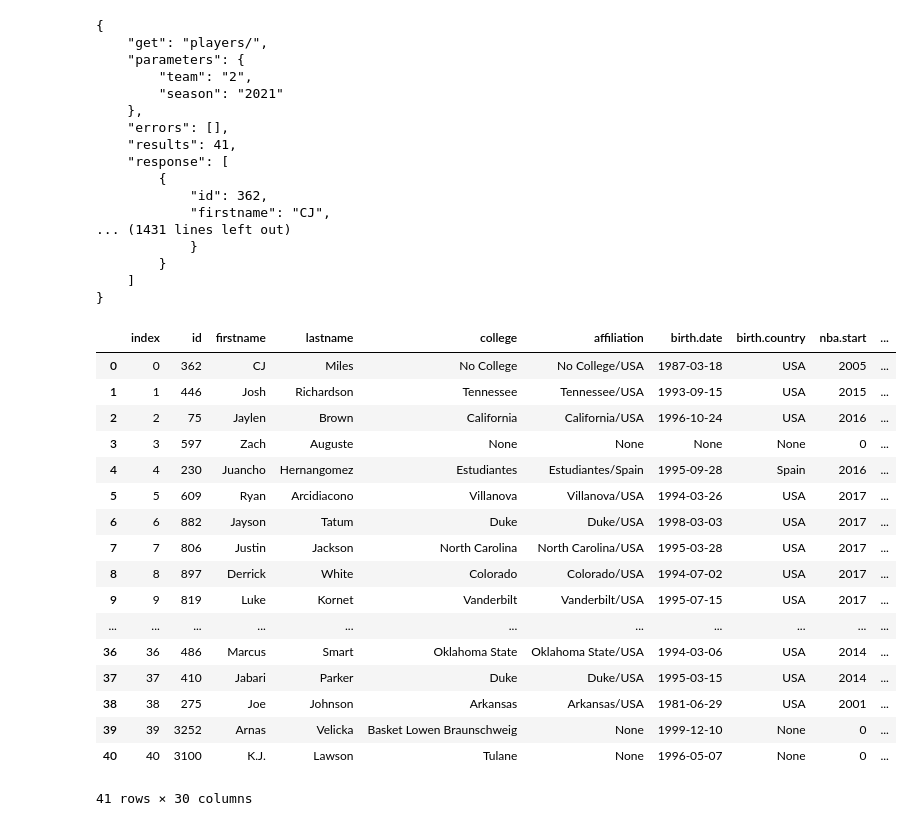
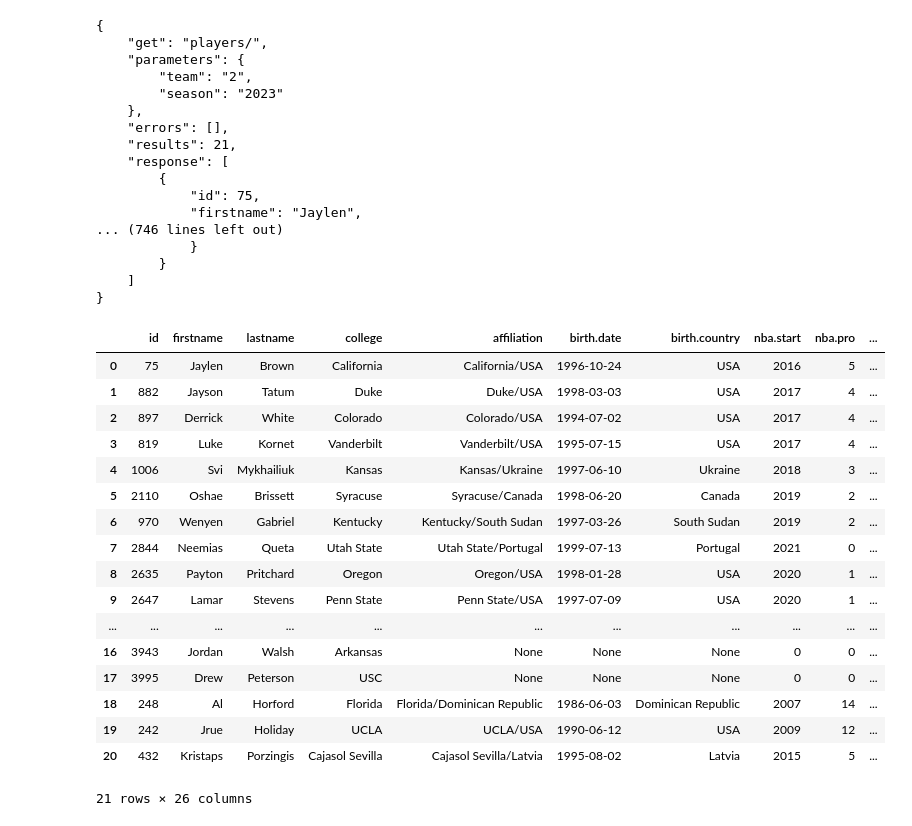
Before and after one commit to knox135/group-project-1, a Jupyter notebook: boston celtics.ipynb, the cells around one changed output. Drawn from its saved outputs; the diff is of its cells as text; code cells hidden in the pictures.

```diff
--- a/boston celtics.ipynb
+++ b/boston celtics.ipynb
@@ -8,7 +8,7 @@ import json
 
 url = "https://api-nba-v1.p.rapidapi.com/players"
 
-querystring = {"team":"2","season":"2021"}
+querystring = {"team":"2","season":"2023"}
 
 headers = {
 	"X-RapidAPI-Key": "57ecd31499mshfd9806745498469p111422jsnd51630f333ce",
@@ -23,39 +23,39 @@ print(json.dumps(response_celtics, indent=4))
     "get": "players/",
     "parameters": {
         "team": "2",
-        "season": "2021"
+        "season": "2023"
     },
     "errors": [],
-    "results": 41,
+    "results": 21,
     "response": [
         {
-            "id": 362,
-            "firstname": "CJ",
-... (1431 lines left out)
+            "id": 75,
+            "firstname": "Jaylen",
+... (746 lines left out)
             }
         }
     ]
 }
 # %%
-celtics_df = pd.json_normalize(response_celtics['response']).reset_index()
+celtics_df = pd.json_normalize(response_celtics['response']).reset_index(drop=True)
 celtics_df
 # %% [output]
-|  | index | id | firstname | lastname | college | affiliation | birth.date | birth.country | nba.start | ... |
-| 0 | 0 | 362 | CJ | Miles | No College | No College/USA | 1987-03-18 | USA | 2005 | ... |
-| 1 | 1 | 446 | Josh | Richardson | Tennessee | Tennessee/USA | 1993-09-15 | USA | 2015 | ... |
-| 2 | 2 | 75 | Jaylen | Brown | California | California/USA | 1996-10-24 | USA | 2016 | ... |
-| 3 | 3 | 597 | Zach | Auguste | None | None | None | None | 0 | ... |
-| 4 | 4 | 230 | Juancho | Hernangomez | Estudiantes | Estudiantes/Spain | 1995-09-28 | Spain | 2016 | ... |
-| 5 | 5 | 609 | Ryan | Arcidiacono | Villanova | Villanova/USA | 1994-03-26 | USA | 2017 | ... |
-| 6 | 6 | 882 | Jayson | Tatum | Duke | Duke/USA | 1998-03-03 | USA | 2017 | ... |
-| 7 | 7 | 806 | Justin | Jackson | North Carolina | North Carolina/USA | 1995-03-28 | USA | 2017 | ... |
-| 8 | 8 | 897 | Derrick | White | Colorado | Colorado/USA | 1994-07-02 | USA | 2017 | ... |
-| 9 | 9 | 819 | Luke | Kornet | Vanderbilt | Vanderbilt/USA | 1995-07-15 | USA | 2017 | ... |
+|  | id | firstname | lastname | college | affiliation | birth.date | birth.country | nba.start | nba.pro | ... |
+| 0 | 75 | Jaylen | Brown | California | California/USA | 1996-10-24 | USA | 2016 | 5 | ... |
+| 1 | 882 | Jayson | Tatum | Duke | Duke/USA | 1998-03-03 | USA | 2017 | 4 | ... |
+| 2 | 897 | Derrick | White | Colorado | Colorado/USA | 1994-07-02 | USA | 2017 | 4 | ... |
+| 3 | 819 | Luke | Kornet | Vanderbilt | Vanderbilt/USA | 1995-07-15 | USA | 2017 | 4 | ... |
+| 4 | 1006 | Svi | Mykhailiuk | Kansas | Kansas/Ukraine | 1997-06-10 | Ukraine | 2018 | 3 | ... |
+| 5 | 2110 | Oshae | Brissett | Syracuse | Syracuse/Canada | 1998-06-20 | Canada | 2019 | 2 | ... |
+| 6 | 970 | Wenyen | Gabriel | Kentucky | Kentucky/South Sudan | 1997-03-26 | South Sudan | 2019 | 2 | ... |
+| 7 | 2844 | Neemias | Queta | Utah State | Utah State/Portugal | 1999-07-13 | Portugal | 2021 | 0 | ... |
+| 8 | 2635 | Payton | Pritchard | Oregon | Oregon/USA | 1998-01-28 | USA | 2020 | 1 | ... |
+| 9 | 2647 | Lamar | Stevens | Penn State | Penn State/USA | 1997-07-09 | USA | 2020 | 1 | ... |
 | ... | ... | ... | ... | ... | ... | ... | ... | ... | ... | ... |
-| 36 | 36 | 486 | Marcus | Smart | Oklahoma State | Oklahoma State/USA | 1994-03-06 | USA | 2014 | ... |
-| 37 | 37 | 410 | Jabari | Parker | Duke | Duke/USA | 1995-03-15 | USA | 2014 | ... |
-| 38 | 38 | 275 | Joe | Johnson | Arkansas | Arkansas/USA | 1981-06-29 | USA | 2001 | ... |
-| 39 | 39 | 3252 | Arnas | Velicka | Basket Lowen Braunschweig | None | 1999-12-10 | None | 0 | ... |
-| 40 | 40 | 3100 | K.J. | Lawson | Tulane | None | 1996-05-07 | None | 0 | ... |
+| 16 | 3943 | Jordan | Walsh | Arkansas | None | None | None | 0 | 0 | ... |
+| 17 | 3995 | Drew | Peterson | USC | None | None | None | 0 | 0 | ... |
+| 18 | 248 | Al | Horford | Florida | Florida/Dominican Republic | 1986-06-03 | Dominican Republic | 2007 | 14 | ... |
+| 19 | 242 | Jrue | Holiday | UCLA | UCLA/USA | 1990-06-12 | USA | 2009 | 12 | ... |
+| 20 | 432 | Kristaps | Porzingis | Cajasol Sevilla | Cajasol Sevilla/Latvia | 1995-08-02 | Latvia | 2015 | 5 | ... |
-41 rows × 30 columns
+21 rows × 26 columns
 # %%
```
Also changed, not shown: parts of 1 cell of this notebook, 1 other file.
